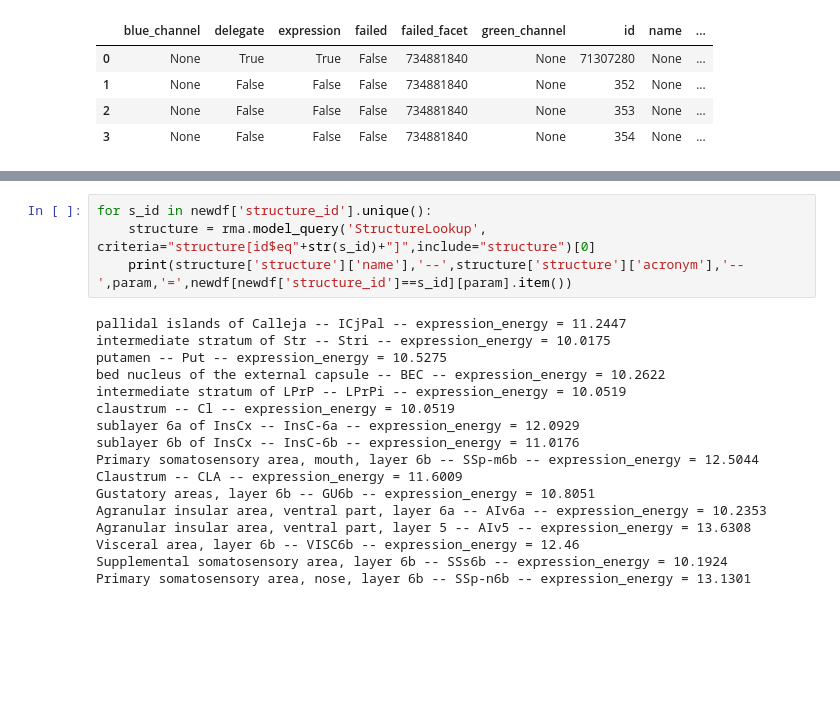
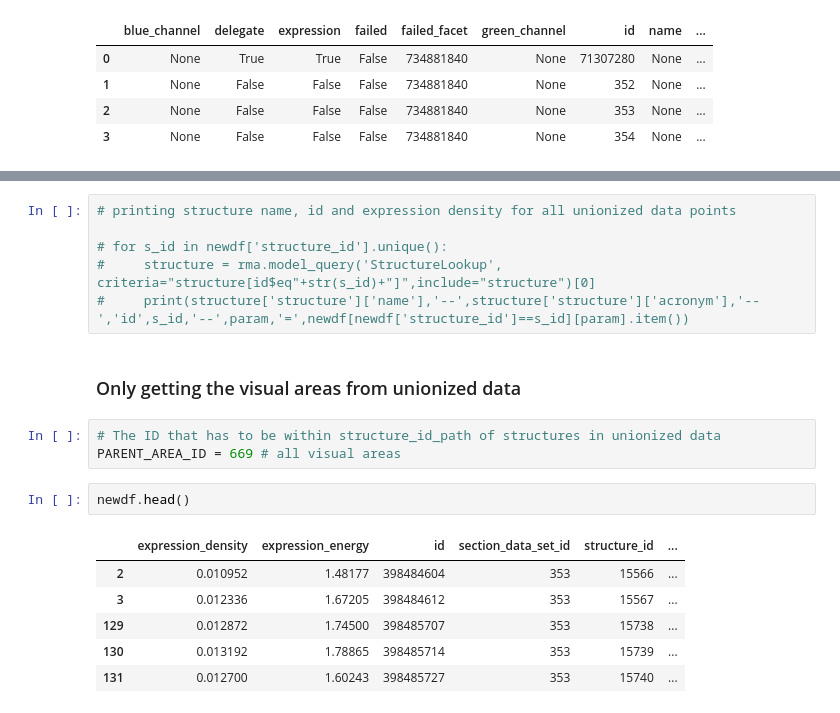
Before and after one commit to ikharitonov/allen-data-mining, a Jupyter notebook: gene_expression/receptor_density.ipynb, the cells around one changed output, grey strips where cells are left out. Drawn from its saved outputs; the diff is of its cells as text; blank space fills up the shorter version.

```diff
--- a/gene_expression/receptor_density.ipynb
+++ b/gene_expression/receptor_density.ipynb
@@ -97,21 +100,20 @@ Name: expression_energy, dtype: float64
 # %%
-for s_id in newdf['structure_id'].unique():
-    structure = rma.model_query('StructureLookup', criteria="structure[id$eq"+str(s_id)+"]",include="structure")[0]
-    print(structure['structure']['name'],'--',structure['structure']['acronym'],'--',param,'=',newdf[newdf['structure_id']==s_id][param].item())
+# printing structure name, id and expression density for all unionized data points
+
+# for s_id in newdf['structure_id'].unique():
+#     structure = rma.model_query('StructureLookup', criteria="structure[id$eq"+str(s_id)+"]",include="structure")[0]
+#     print(structure['structure']['name'],'--',structure['structure']['acronym'],'--','id',s_id,'--',param,'=',newdf[newdf['structure_id']==s_id][param].item())
-# %% [output]
-pallidal islands of Calleja -- ICjPal -- expression_energy = 11.2447
-intermediate stratum of Str -- Stri -- expression_energy = 10.0175
-putamen -- Put -- expression_energy = 10.5275
-bed nucleus of the external capsule -- BEC -- expression_energy = 10.2622
-intermediate stratum of LPrP -- LPrPi -- expression_energy = 10.0519
-claustrum -- Cl -- expression_energy = 10.0519
-sublayer 6a of InsCx -- InsC-6a -- expression_energy = 12.0929
-sublayer 6b of InsCx -- InsC-6b -- expression_energy = 11.0176
-Primary somatosensory area, mouth, layer 6b -- SSp-m6b -- expression_energy = 12.5044
-Claustrum -- CLA -- expression_energy = 11.6009
-Gustatory areas, layer 6b -- GU6b -- expression_energy = 10.8051
-Agranular insular area, ventral part, layer 6a -- AIv6a -- expression_energy = 10.2353
-Agranular insular area, ventral part, layer 5 -- AIv5 -- expression_energy = 13.6308
-Visceral area, layer 6b -- VISC6b -- expression_energy = 12.46
-Supplemental somatosensory area, layer 6b -- SSs6b -- expression_energy = 10.1924
-Primary somatosensory area, nose, layer 6b -- SSp-n6b -- expression_energy = 13.1301
+# %% [markdown]
+### Only getting the visual areas from unionized data
+# %%
+# The ID that has to be within structure_id_path of structures in unionized data
+PARENT_AREA_ID = 669 # all visual areas
+# %%
+newdf.head()
+# %% [output]
+|  | expression_density | expression_energy | id | section_data_set_id | structure_id | ... |
+| 2 | 0.010952 | 1.48177 | 398484604 | 353 | 15566 | ... |
+| 3 | 0.012336 | 1.67205 | 398484612 | 353 | 15567 | ... |
+| 129 | 0.012872 | 1.74500 | 398485707 | 353 | 15738 | ... |
+| 130 | 0.013192 | 1.78865 | 398485714 | 353 | 15739 | ... |
+| 131 | 0.012700 | 1.60243 | 398485727 | 353 | 15740 | ... |
```
Also changed, not shown: parts of 16 cells of this notebook, 1 other file.
